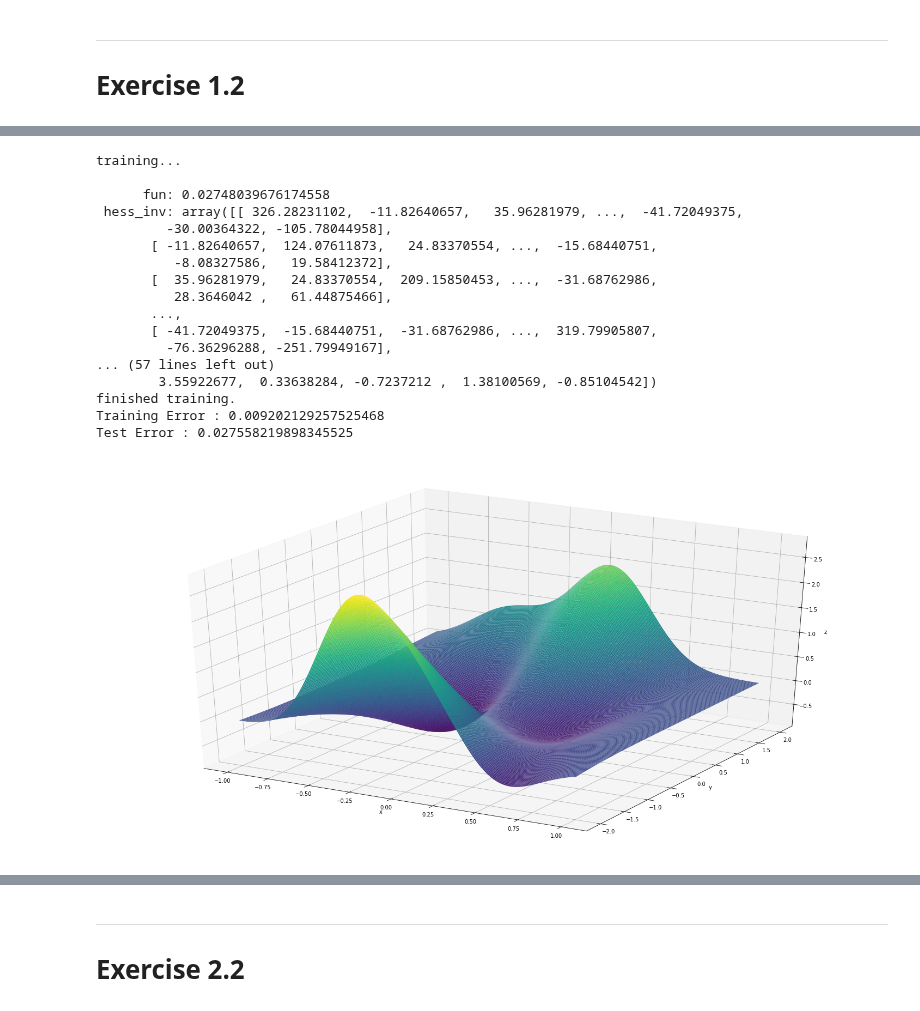
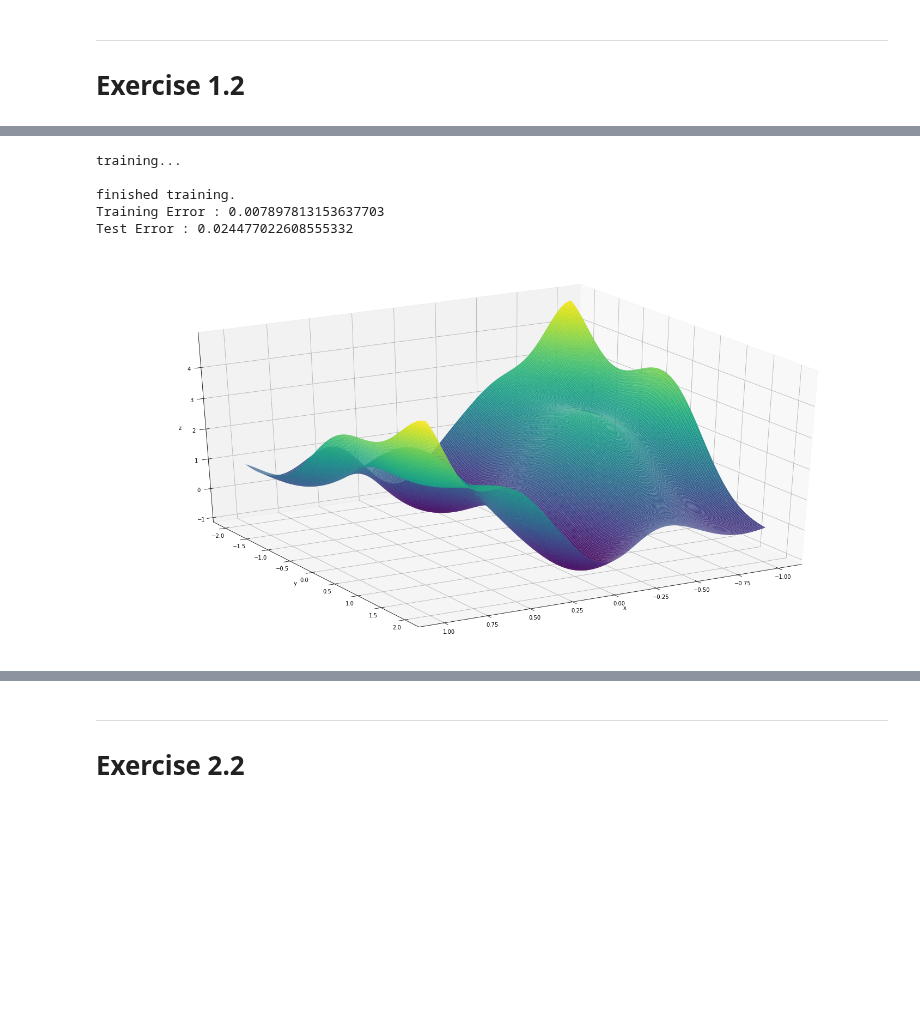
Before and after one commit to giorgiozannini/omml-homework-2, a Jupyter notebook: rbf.ipynb, the cells around one changed output, grey strips where cells are left out. Saved outputs shown, nothing was run; the diff lists cells and outputs as text; code cells hidden in the pictures; blank space fills up the shorter version.

Commit message:
solved plots and gradient wrt c

```diff
--- a/rbf.ipynb
+++ b/rbf.ipynb
@@ -145,50 +143,40 @@ IndentationError: expected an indented block (<ipython-input-373-7f42845d267e>,
 # %%
-nn = Rbf(X_train, y_train, N = 35, sigma = 0.7, rho = 10e-5, method = "BFGS")
+
+nn = Rbf(X_train, y_train, N = 30, sigma = 0.55, rho = 10e-5, method = "BFGS")
 nfev, njev, nit, fun, jac, time_elapsed = nn.optimize()
 print("Training Error :", nn.mse(X_train, y_train, nn.c, nn.v))
-print("Test Error :", nn.mse(X_test, y_test, nn.c, nn.v)) # 0.0446159739248811
+print("Test Error :", nn.mse(X_test, y_test, nn.c, nn.v))
 # %% [output]
 training...
 
-      fun: 0.02748039676174558
- hess_inv: array([[ 326.28231102,  -11.82640657,   35.96281979, ...,  -41.72049375,
-         -30.00364322, -105.78044958],
-       [ -11.82640657,  124.07611873,   24.83370554, ...,  -15.68440751,
-          -8.08327586,   19.58412372],
-       [  35.96281979,   24.83370554,  209.15850453, ...,  -31.68762986,
-          28.3646042 ,   61.44875466],
-       ...,
-       [ -41.72049375,  -15.68440751,  -31.68762986, ...,  319.79905807,
-         -76.36296288, -251.79949167],
-... (57 lines left out)
-        3.55922677,  0.33638284, -0.7237212 ,  1.38100569, -0.85104542])
 finished training.
-Training Error : 0.009202129257525468
-Test Error : 0.027558219898345525
+Training Error : 0.007897813153637703
+Test Error : 0.024477022608555332
 # %%
 def plot(nn):
 
     # creates 3d space
     fig = plt.figure(figsize = [20,10])
     ax = Axes3D(fig)
 
     # grid of the support of the estimated function
-    x1 = np.linspace(-1, 1, 200)
-    x2 = np.linspace(-2, 2, 200)
-    X1, X2 = np.meshgrid(x1, x2)
+    x1 = np.linspace(-2, 2, 200)
+    x2 = np.linspace(-1, 1, 200)
+    X2, X1 = np.meshgrid(x1, x2)
 
     # predictions on the given support
     Y = np.array([nn.predict(np.array([x1[i], x2[k]]).reshape(2,1),
                              nn.c, nn.v) for i in range(200) for k in range(200)])
     Y = Y.ravel().reshape(200,200)
 
     # plotting
     ax.plot_surface(X1, X2, Y, rstride=1, cstride=1,cmap='viridis', edgecolor='none')
     ax.set_xlabel('x')
     ax.set_ylabel('y')
     ax.set_zlabel('z')
+    ax.view_init(30, 60)
     plt.show()
+
+plot(nn)
+# %% [output]
+[figure, added]
-# %%
-plot(nn)
-# %% [output]
-[figure, removed]
```
Also changed, not shown: parts of 10 cells of this notebook.
